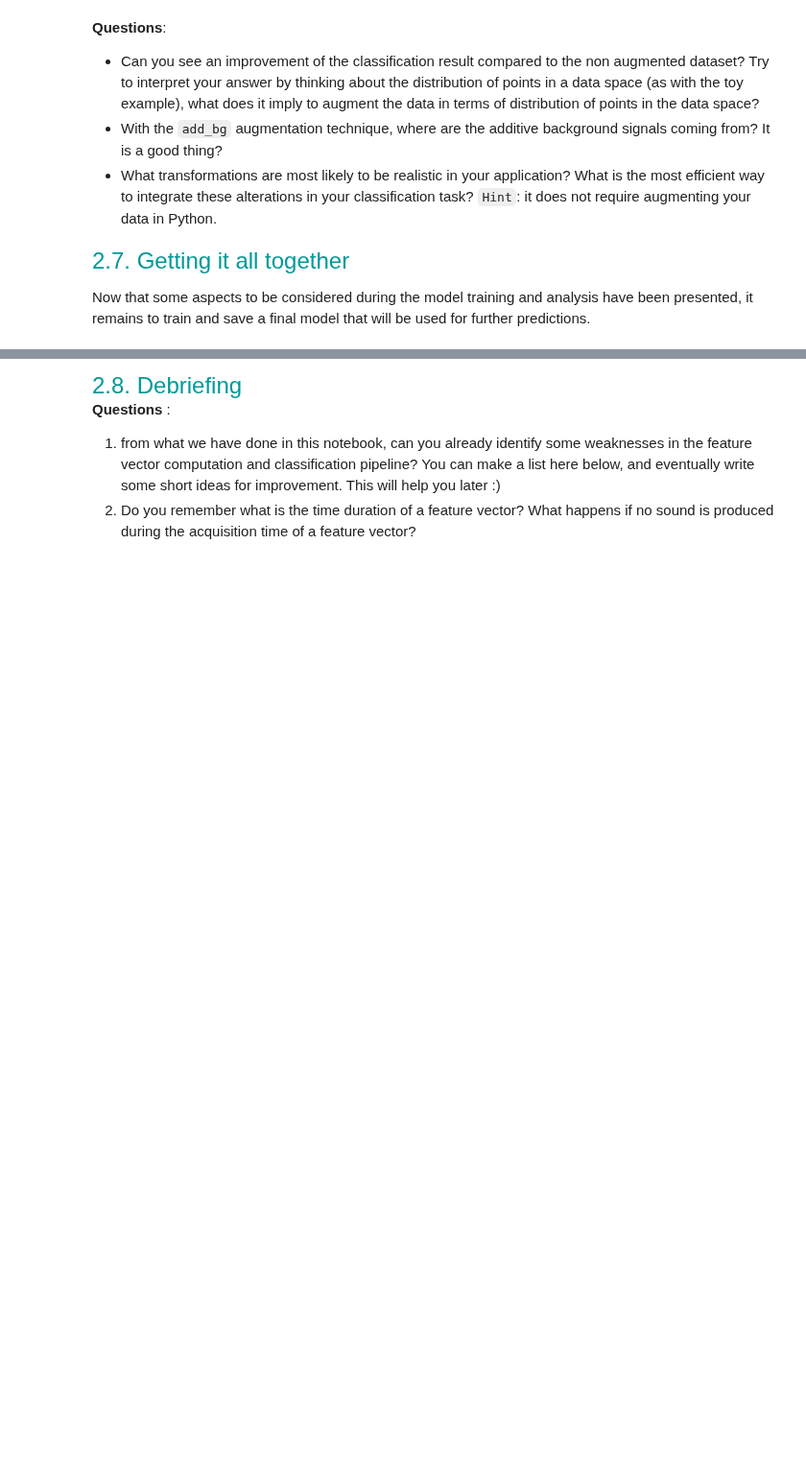
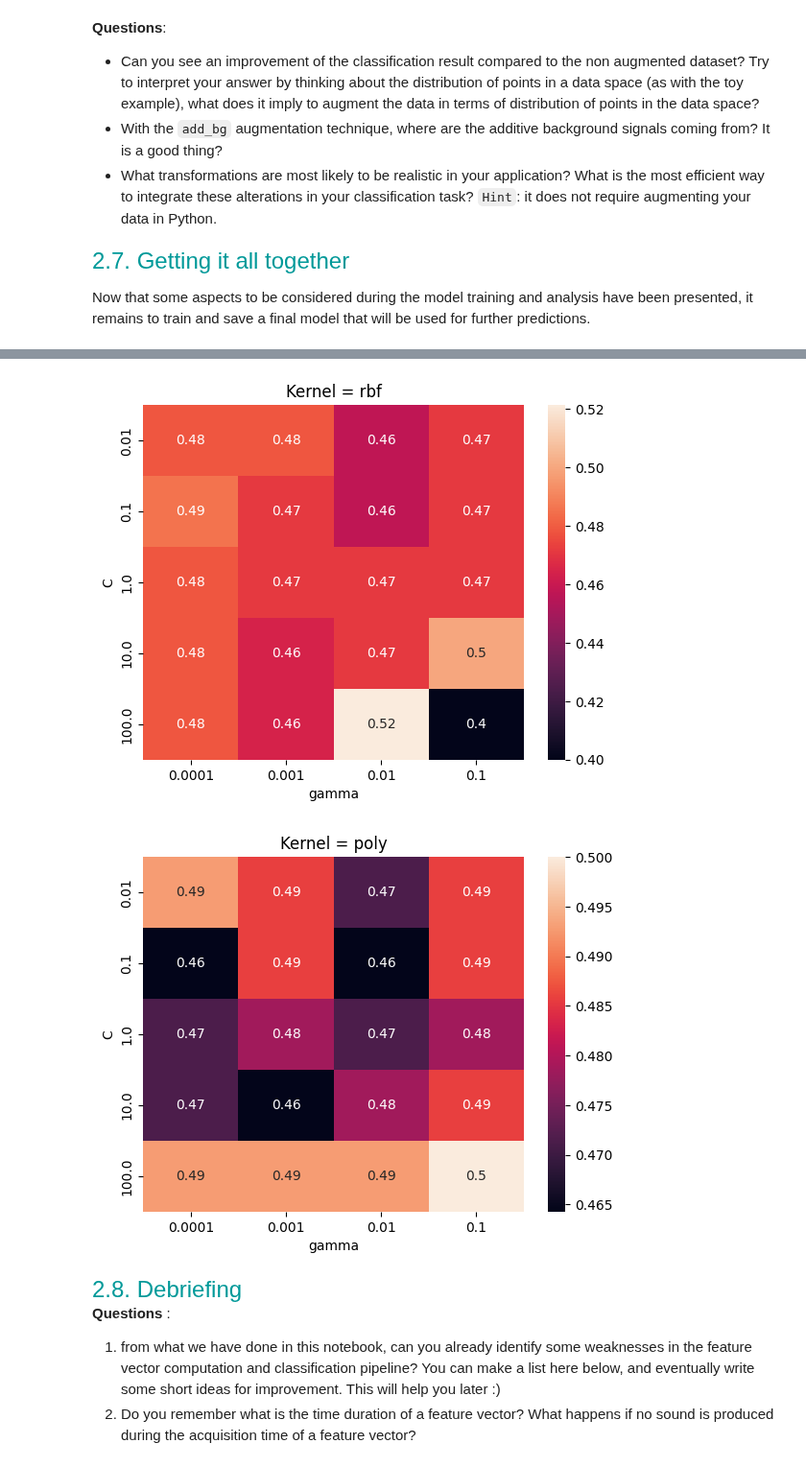
Before and after one commit to LELEC210X/LELEC210X, a Jupyter notebook: classification/h5a2_audio.ipynb, the cells around one changed output, grey strips where cells are left out. Shown at 96% size. Saved outputs shown, nothing was run; the diff lists cells and outputs as text; code cells hidden in the pictures; blank space fills up the shorter version.

```diff
--- a/classification/h5a2_audio.ipynb
+++ b/classification/h5a2_audio.ipynb
@@ -808,3 +773,16 @@ Accuracy on test set: 0.5
+# %%
+import seaborn as sns
+import matplotlib.pyplot as plt
+
+for k in kernel:
+    df = results[results["kernel"] == k]
+    df = df.pivot_table(values="mean_accuracy", index="C", columns="gamma")
+    sns.heatmap(df, annot=True)
+    plt.title("Kernel = {}".format(k))
+    plt.show()
+# %% [output]
+[figure, added]
+[figure, added]
 # %% [markdown]
 <font size=5 color=#009999> 2.8. Debriefing </font> <br>
 **Questions** :
```
Also changed, not shown: parts of 7 cells of this notebook, 7 other files.
